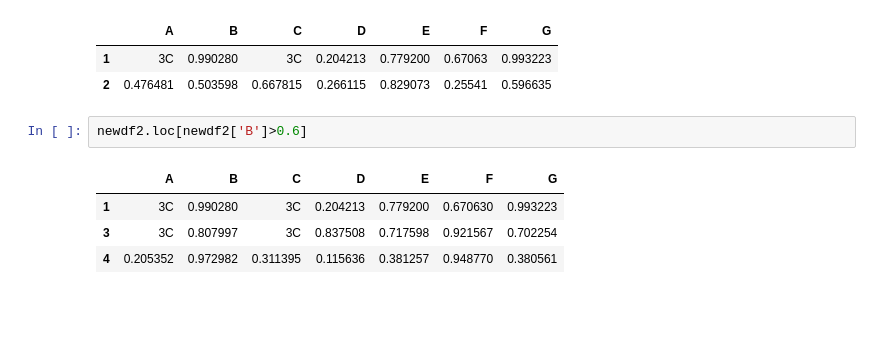
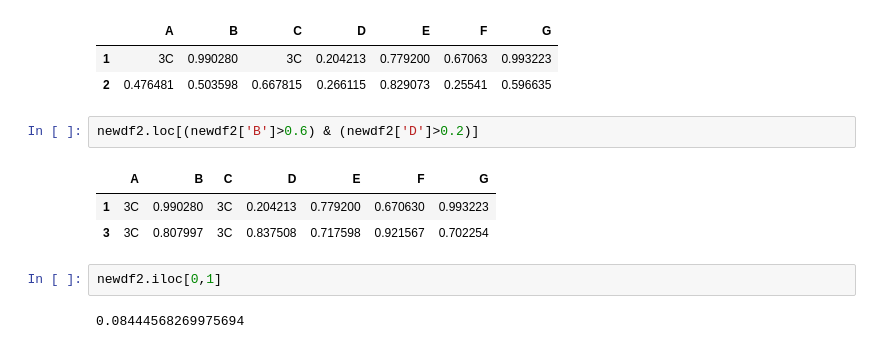
Before and after one commit to Newtanmukh/Python-Frameworks-Tutorials, a Jupyter notebook: PANDAS-June2024/SEBI.ipynb, the cells around one changed output. Saved outputs shown, nothing was run; the diff lists cells and outputs as text; blank space fills up the shorter version.

```diff
--- a/PANDAS-June2024/SEBI.ipynb
+++ b/PANDAS-June2024/SEBI.ipynb
@@ -697,9 +697,12 @@ newdf2.loc[[1,2], :]
 | 1 | 3C | 0.990280 | 3C | 0.204213 | 0.779200 | 0.67063 | 0.993223 |
 | 2 | 0.476481 | 0.503598 | 0.667815 | 0.266115 | 0.829073 | 0.25541 | 0.596635 |
 # %%
-newdf2.loc[newdf2['B']>0.6]
+newdf2.loc[(newdf2['B']>0.6) & (newdf2['D']>0.2)]
 # %% [output]
 |  | A | B | C | D | E | F | G |
 | 1 | 3C | 0.990280 | 3C | 0.204213 | 0.779200 | 0.670630 | 0.993223 |
 | 3 | 3C | 0.807997 | 3C | 0.837508 | 0.717598 | 0.921567 | 0.702254 |
-| 4 | 0.205352 | 0.972982 | 0.311395 | 0.115636 | 0.381257 | 0.948770 | 0.380561 |
+# %%
+newdf2.iloc[0,1]
+# %% [output]
+0.08444568269975694
```
Also changed, not shown: parts of 12 cells of this notebook.
